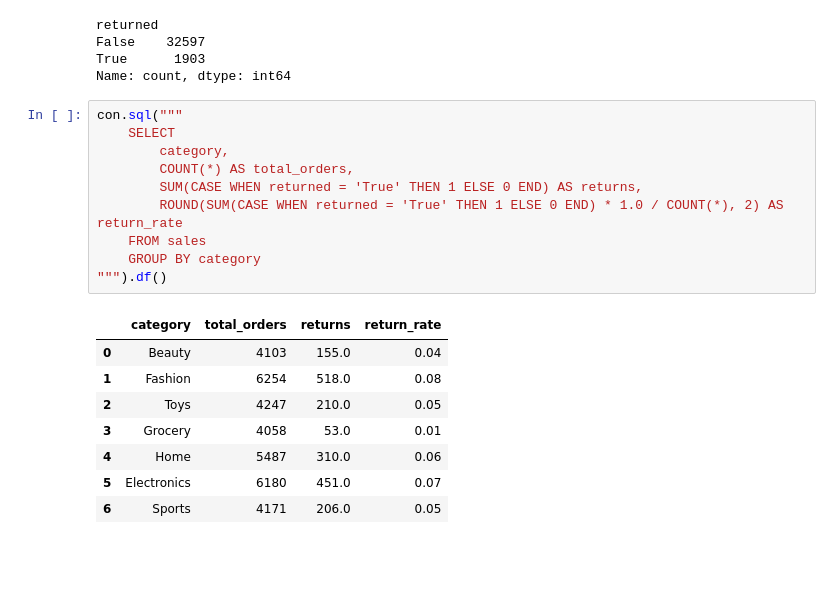
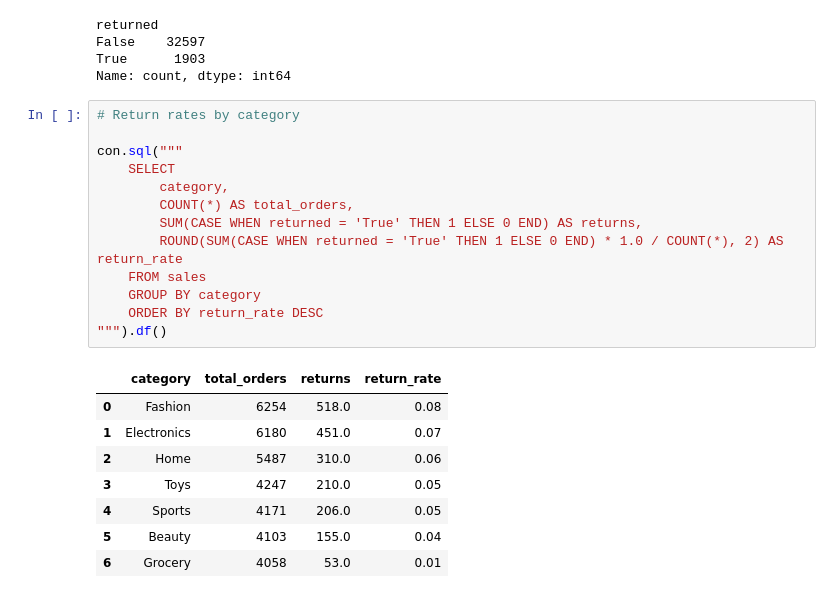
Before and after one commit to t-primero/e-commerce-analysis, a Jupyter notebook: ecommerce_analysis.ipynb, the cells around one changed output. Cells and saved outputs as stored; diff of their text form; blank space fills up the shorter version.

```diff
--- a/ecommerce_analysis.ipynb
+++ b/ecommerce_analysis.ipynb
@@ -420,21 +411,24 @@ False    32597
 True      1903
 Name: count, dtype: int64
 # %%
+# Return rates by category
+
 con.sql("""
     SELECT
         category,
         COUNT(*) AS total_orders,
         SUM(CASE WHEN returned = 'True' THEN 1 ELSE 0 END) AS returns,
         ROUND(SUM(CASE WHEN returned = 'True' THEN 1 ELSE 0 END) * 1.0 / COUNT(*), 2) AS return_rate
     FROM sales
     GROUP BY category
+    ORDER BY return_rate DESC
 """).df()
 # %% [output]
 |  | category | total_orders | returns | return_rate |
-| 0 | Beauty | 4103 | 155.0 | 0.04 |
-| 1 | Fashion | 6254 | 518.0 | 0.08 |
-| 2 | Toys | 4247 | 210.0 | 0.05 |
-| 3 | Grocery | 4058 | 53.0 | 0.01 |
-| 4 | Home | 5487 | 310.0 | 0.06 |
-| 5 | Electronics | 6180 | 451.0 | 0.07 |
-| 6 | Sports | 4171 | 206.0 | 0.05 |
+| 0 | Fashion | 6254 | 518.0 | 0.08 |
+| 1 | Electronics | 6180 | 451.0 | 0.07 |
+| 2 | Home | 5487 | 310.0 | 0.06 |
+| 3 | Toys | 4247 | 210.0 | 0.05 |
+| 4 | Sports | 4171 | 206.0 | 0.05 |
+| 5 | Beauty | 4103 | 155.0 | 0.04 |
+| 6 | Grocery | 4058 | 53.0 | 0.01 |
```
Also changed, not shown: parts of 7 cells of this notebook.
